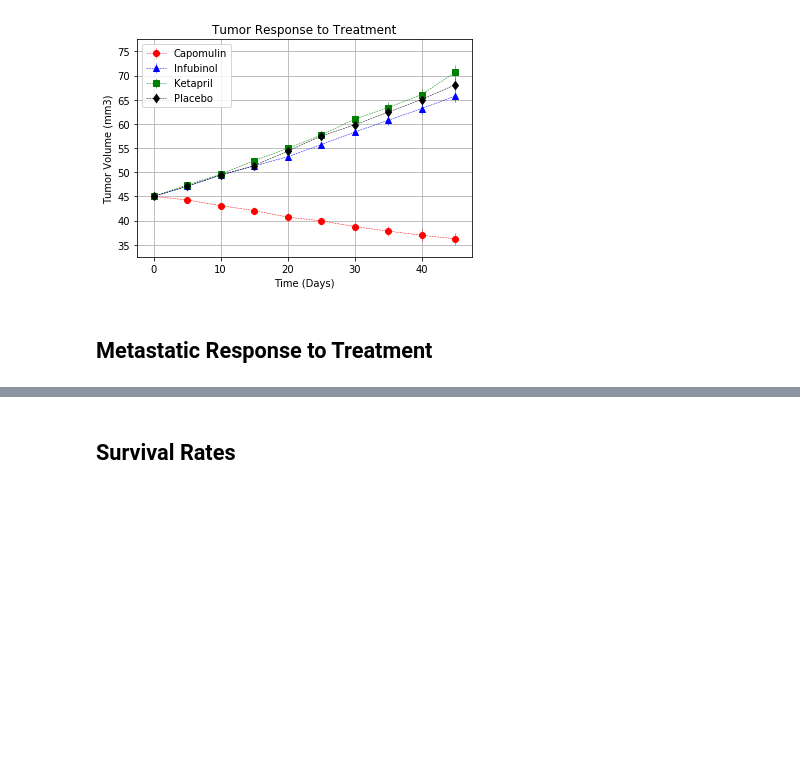
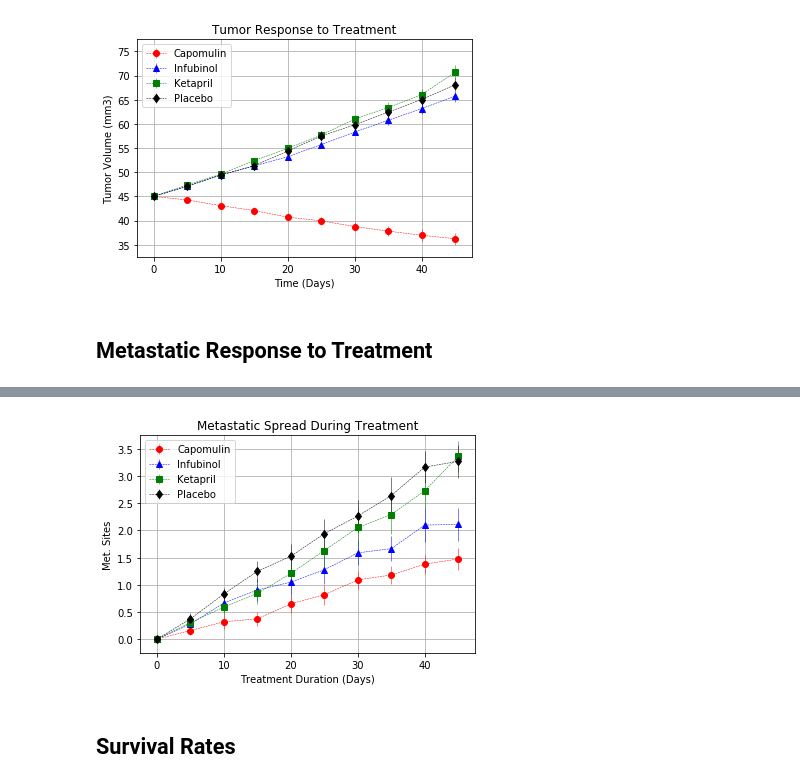
Before and after one commit to koudash/Homework-05_Matplotlib, a Jupyter notebook: Pymaceuticals/pymaceuticals_starter.ipynb, the cells around one changed output, grey strips where cells are left out. Drawn from its saved outputs; the diff is of its cells as text; code cells hidden in the pictures; blank space fills up the shorter version.

Commit message:
complete the second figure

```diff
--- a/Pymaceuticals/pymaceuticals_starter.ipynb
+++ b/Pymaceuticals/pymaceuticals_starter.ipynb
@@ -170,6 +171,6 @@ color = ["r", "b", "g", "k"]
 # %%
 # A fancy (more precisely lazy) way to generate the plot
-for drug, fmt, color in zip(name, fmt, color):
+for drug, fmt, color in zip(names, fmts, colors):
     tumor_vol_plt = plt.errorbar(pivot_tumor_vol_avg.index, pivot_tumor_vol_avg[drug], pivot_tumor_vol_se[drug], linewidth=0.5, linestyle="--", fmt=fmt, color=color)
 
     # # Add legend
@@ -212,0 +237,6 @@ plt.show()
+# %%
+# Convert to DataFrame
+metastatic_count_se = metastatic_count_se.reset_index()
+
+# Preview "metastatic_count_se"
+metastatic_count_se.head()
@@ -212,0 +250,6 @@ plt.show()
+# %%
+# Pivot "metastatic_count_avg" to re-format the DataFrame and save as "pivot_metastatic_count_avg"
+pivot_metastatic_count_avg = metastatic_count_avg.pivot(index="Timepoint", columns="Drug", values="Metastatic Sites")
+
+# Preview "pivot_metastatic_count_avg"
+pivot_metastatic_count_avg
@@ -212,0 +269,6 @@ plt.show()
+# %%
+# Pivot "metastatic_count_se" to re-format the DataFrame and save as "pivot_metastatic_count_se"
+pivot_metastatic_count_se = metastatic_count_se.pivot(index="Timepoint", columns="Drug", values="Metastatic Sites")
+
+# Preview "pivot_metastatic_count_se"
+pivot_metastatic_count_se
@@ -213,3 +288,32 @@ plt.show()
+# %%
+# Generate the plot
+for drug, fmt, color in zip(names, fmts, colors):
+    metastatic_count_plt = plt.errorbar(pivot_tumor_vol_avg.index, pivot_metastatic_count_avg[drug], pivot_metastatic_count_se[drug], linewidth=0.5, linestyle="--", fmt=fmt, color=color)
+
+# Add figure title
+plt.title("Metastatic Spread During Treatment")
+
+# Add x- and y-axis labels
+plt.xlabel("Treatment Duration (Days)")
+plt.ylabel("Met. Sites")
+
+# Add legend
+plt.legend(loc="best")
+
+# Set x and y limits
+plt.xlim(-2.5, 47.5)
+plt.ylim(-0.25, 3.75)
+
+# Set a grid on the plot
+plt.grid()
+
+# Save the Figure
+plt.savefig("Figures/Metastatic Response to Treatment.png", dpi=300)
+
+# Show the figure
+plt.show()
+# %% [output]
+[figure, added]
 # %%
 # Store the Standard Error associated with Met. Sites Grouped by Drug and Timepoint
 
```
Also changed, not shown: parts of 12 cells of this notebook, 1 other file.
